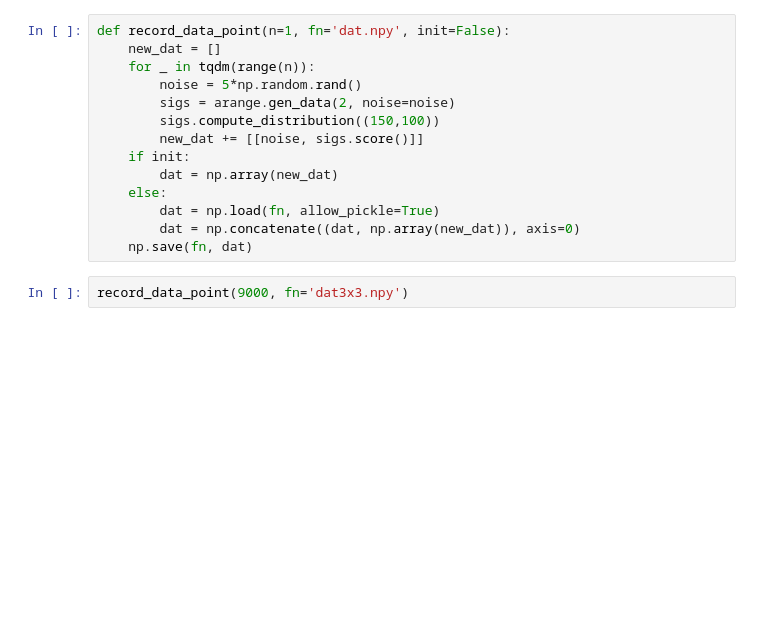
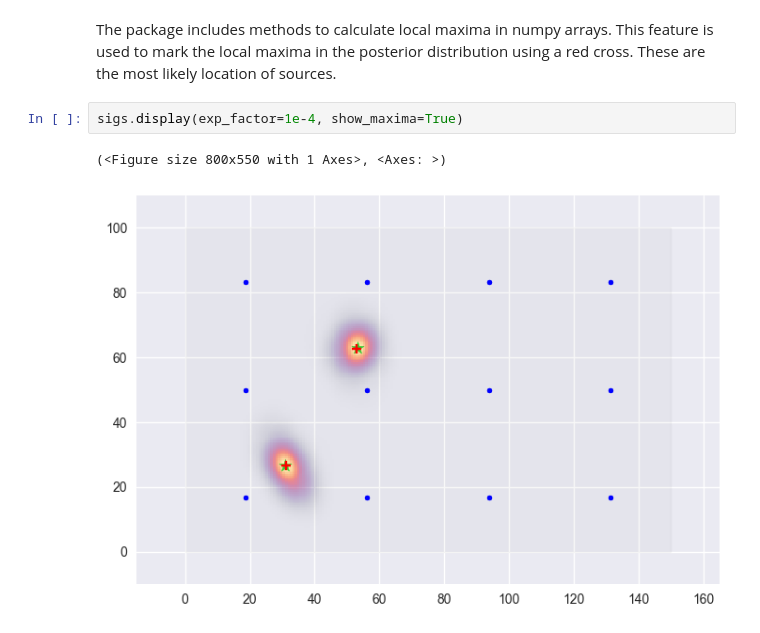
Before and after one commit to noaham/sigsen, a Jupyter notebook: examples/example.ipynb, the cells around one changed output. Saved outputs shown, nothing was run; the diff lists cells and outputs as text; blank space fills up the shorter version.

```diff
--- a/examples/example.ipynb
+++ b/examples/example.ipynb
@@ -20,16 +160,7 @@ _, _ = sigs.display(exp_factor=0.0025, show_maxima=True)
-# %%
-def record_data_point(n=1, fn='dat.npy', init=False):
-    new_dat = []
-    for _ in tqdm(range(n)):
-        noise = 5*np.random.rand()
-        sigs = arange.gen_data(2, noise=noise)
-        sigs.compute_distribution((150,100))
-        new_dat += [[noise, sigs.score()]]
-    if init:
-        dat = np.array(new_dat)
-    else:
-        dat = np.load(fn, allow_pickle=True)
-        dat = np.concatenate((dat, np.array(new_dat)), axis=0)
-    np.save(fn, dat)
-# %%
-record_data_point(9000, fn='dat3x3.npy')
+# %% [markdown]
+The package includes methods to calculate local maxima in numpy arrays. This feature is used to mark the local maxima in the posterior distribution using a red cross. These are the most likely location of sources.
+# %%
+sigs.display(exp_factor=1e-4, show_maxima=True)
+# %% [output]
+(<Figure size 800x550 with 1 Axes>, <Axes: >)
+[figure, added]
```
Also changed, not shown: parts of 22 cells of this notebook, 1 other file.
